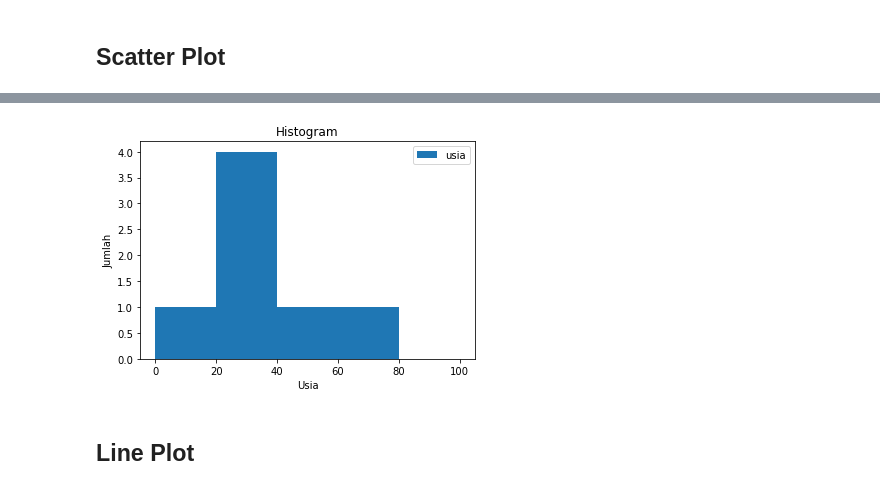
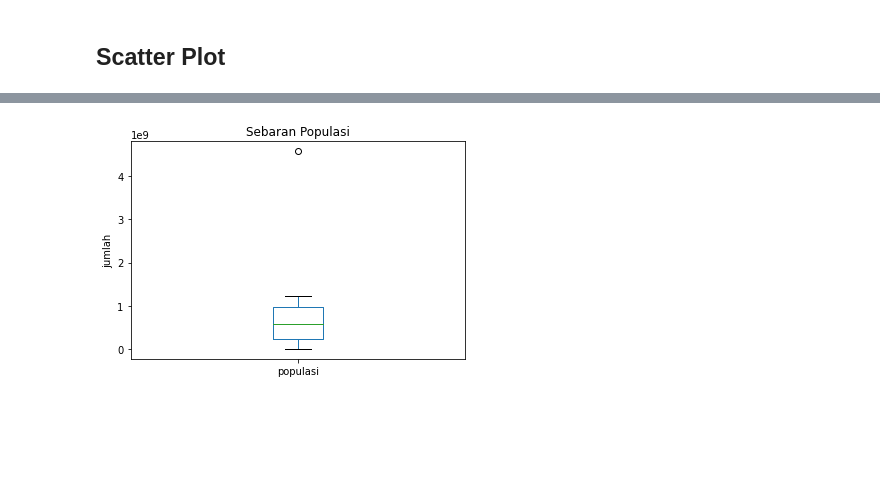
Before and after one commit to boedybios/belajar_matplotlib, a Jupyter notebook: 21_pandas_dan_matplotlib_part2.ipynb, the cells around one changed output, grey strips where cells are left out. Cells and saved outputs as stored; diff of their text form; code cells hidden in the pictures; blank space fills up the shorter version.

Commit message:
pandas data frame dan matplotlib; two parts

```diff
--- a/21_pandas_dan_matplotlib_part2.ipynb
+++ b/21_pandas_dan_matplotlib_part2.ipynb
@@ -56,0 +194,12 @@ plt.show()
+# %%
+data = {
+    'benua': [
+        'South America', 'Oceania', 'North America', 'Europe', 'Asia',
+        'Antarctica', 'Africa'
+    ],
+    'populasi':
+    [422535000, 38304000, 579024000, 738849000, 4581757408, 1106, 1216130000]
+}
+
+df = pd.DataFrame(data)
+df
@@ -57,11 +215,9 @@ plt.show()
 # %%
-df[['usia']].plot(kind='hist', bins=[0, 20, 40, 60, 80, 100])
+df['populasi'].plot(kind='box')
 
-plt.title('Histogram')
-plt.xlabel('Usia')
-plt.ylabel('Jumlah')
+plt.title('Sebaran Populasi')
+plt.ylabel('jumlah')
+
 plt.show()
 # %% [output]
-[figure, old version]
+[figure, new version]
-# %% [markdown]
-## Line Plot
```
Also changed, not shown: parts of 36 cells of this notebook.
